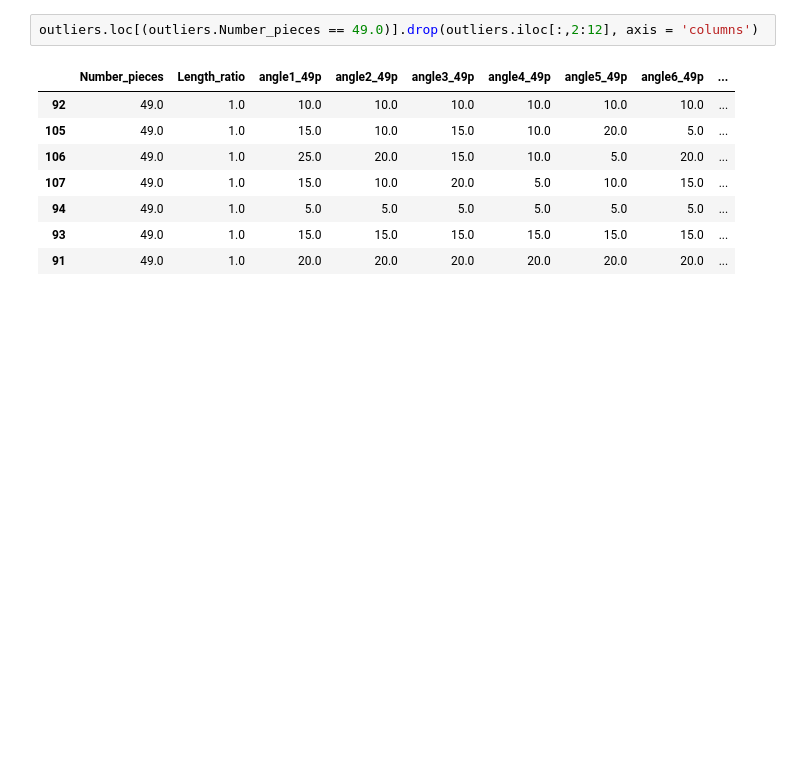
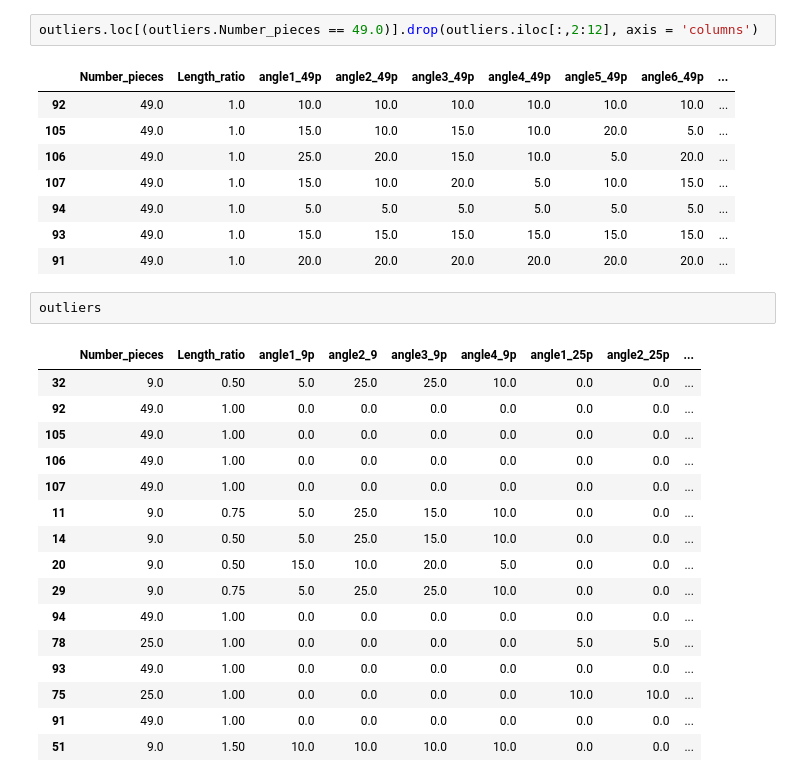
Before and after one commit to Razybehbahani/ML, a Jupyter notebook: FE_analysis/Outliers.ipynb, the cells around one changed output. Cells and saved outputs as stored; diff of their text form; blank space fills up the shorter version.

```diff
--- a/FE_analysis/Outliers.ipynb
+++ b/FE_analysis/Outliers.ipynb
@@ -573,3 +645,22 @@ outliers.loc[(outliers.Number_pieces == 49.0)].drop(outliers.iloc[:,2:12], axis
 | 94 | 49.0 | 1.0 | 5.0 | 5.0 | 5.0 | 5.0 | 5.0 | 5.0 | ... |
 | 93 | 49.0 | 1.0 | 15.0 | 15.0 | 15.0 | 15.0 | 15.0 | 15.0 | ... |
 | 91 | 49.0 | 1.0 | 20.0 | 20.0 | 20.0 | 20.0 | 20.0 | 20.0 | ... |
+# %%
+outliers
+# %% [output]
+|  | Number_pieces | Length_ratio | angle1_9p | angle2_9 | angle3_9p | angle4_9p | angle1_25p | angle2_25p | ... |
+| 32 | 9.0 | 0.50 | 5.0 | 25.0 | 25.0 | 10.0 | 0.0 | 0.0 | ... |
+| 92 | 49.0 | 1.00 | 0.0 | 0.0 | 0.0 | 0.0 | 0.0 | 0.0 | ... |
+| 105 | 49.0 | 1.00 | 0.0 | 0.0 | 0.0 | 0.0 | 0.0 | 0.0 | ... |
+| 106 | 49.0 | 1.00 | 0.0 | 0.0 | 0.0 | 0.0 | 0.0 | 0.0 | ... |
+| 107 | 49.0 | 1.00 | 0.0 | 0.0 | 0.0 | 0.0 | 0.0 | 0.0 | ... |
+| 11 | 9.0 | 0.75 | 5.0 | 25.0 | 15.0 | 10.0 | 0.0 | 0.0 | ... |
+| 14 | 9.0 | 0.50 | 5.0 | 25.0 | 15.0 | 10.0 | 0.0 | 0.0 | ... |
+| 20 | 9.0 | 0.50 | 15.0 | 10.0 | 20.0 | 5.0 | 0.0 | 0.0 | ... |
+| 29 | 9.0 | 0.75 | 5.0 | 25.0 | 25.0 | 10.0 | 0.0 | 0.0 | ... |
+| 94 | 49.0 | 1.00 | 0.0 | 0.0 | 0.0 | 0.0 | 0.0 | 0.0 | ... |
+| 78 | 25.0 | 1.00 | 0.0 | 0.0 | 0.0 | 0.0 | 5.0 | 5.0 | ... |
+| 93 | 49.0 | 1.00 | 0.0 | 0.0 | 0.0 | 0.0 | 0.0 | 0.0 | ... |
+| 75 | 25.0 | 1.00 | 0.0 | 0.0 | 0.0 | 0.0 | 10.0 | 10.0 | ... |
+| 91 | 49.0 | 1.00 | 0.0 | 0.0 | 0.0 | 0.0 | 0.0 | 0.0 | ... |
+| 51 | 9.0 | 1.50 | 10.0 | 10.0 | 10.0 | 10.0 | 0.0 | 0.0 | ... |
```
Also changed, not shown: parts of 25 cells of this notebook, 4 other files.
